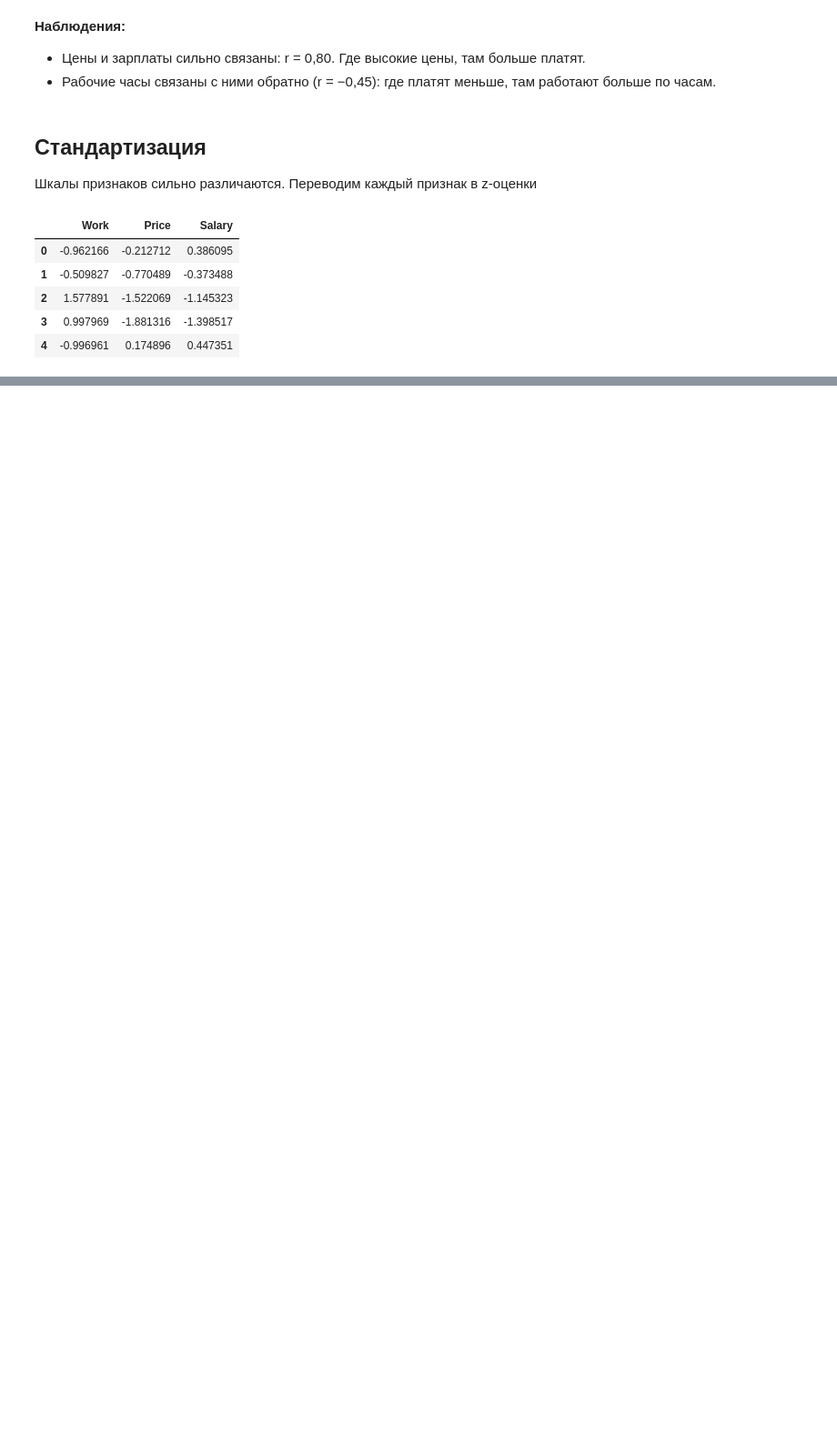
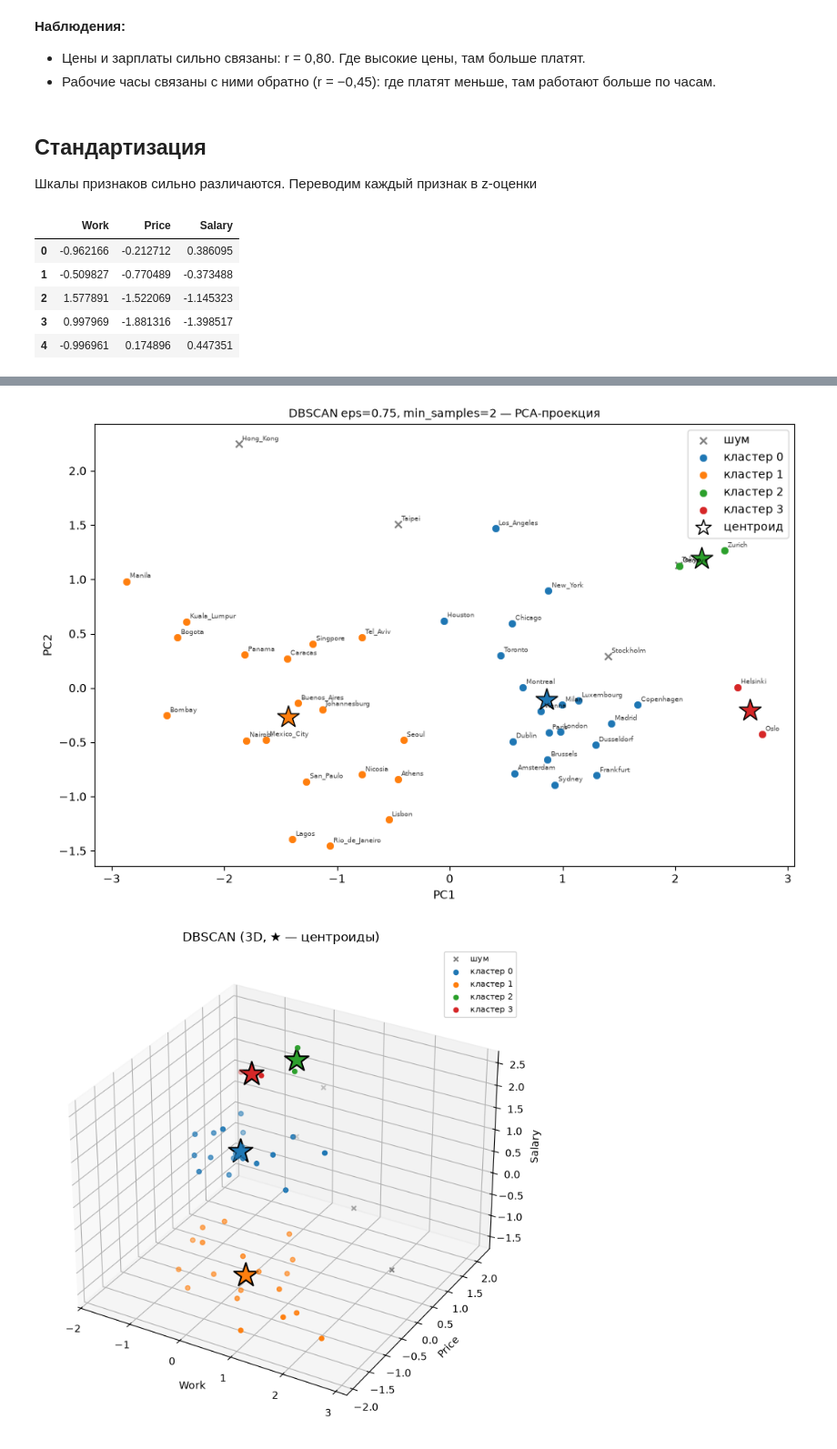
Before and after one commit to TyukovDanya/Analytics_Python_2026, a Jupyter notebook: cities_clustering_lab3.ipynb, the cells around one changed output, grey strips where cells are left out. Shown at 91% size. Saved outputs shown, nothing was run; the diff lists cells and outputs as text; code cells hidden in the pictures; blank space fills up the shorter version.

```diff
--- a/cities_clustering_lab3.ipynb
+++ b/cities_clustering_lab3.ipynb
@@ -350,0 +280,14 @@ k = 5, silhouette = 0.369
+# %%
+fig, ax = plt.subplots(figsize=(11, 7))
+ids_s, cen_s = cluster_centers(X_scaled, labels)
+plot_clusters_2d(ax, X_pca, labels, pca.transform(cen_s),
+                 title=f"DBSCAN eps={EPS}, min_samples={MS} — PCA-проекция",
+                 cities=df["City"].values)
+ax.set_xlabel(f"PC1")
+ax.set_ylabel(f"PC2")
+ax.legend(); plt.show()
+
+plot_3d(labels, centers_orig, f"DBSCAN (3D, ★ — центроиды)")
+# %% [output]
+[figure, added]
+[figure, added]
```
Also changed, not shown: parts of 41 cells of this notebook.
